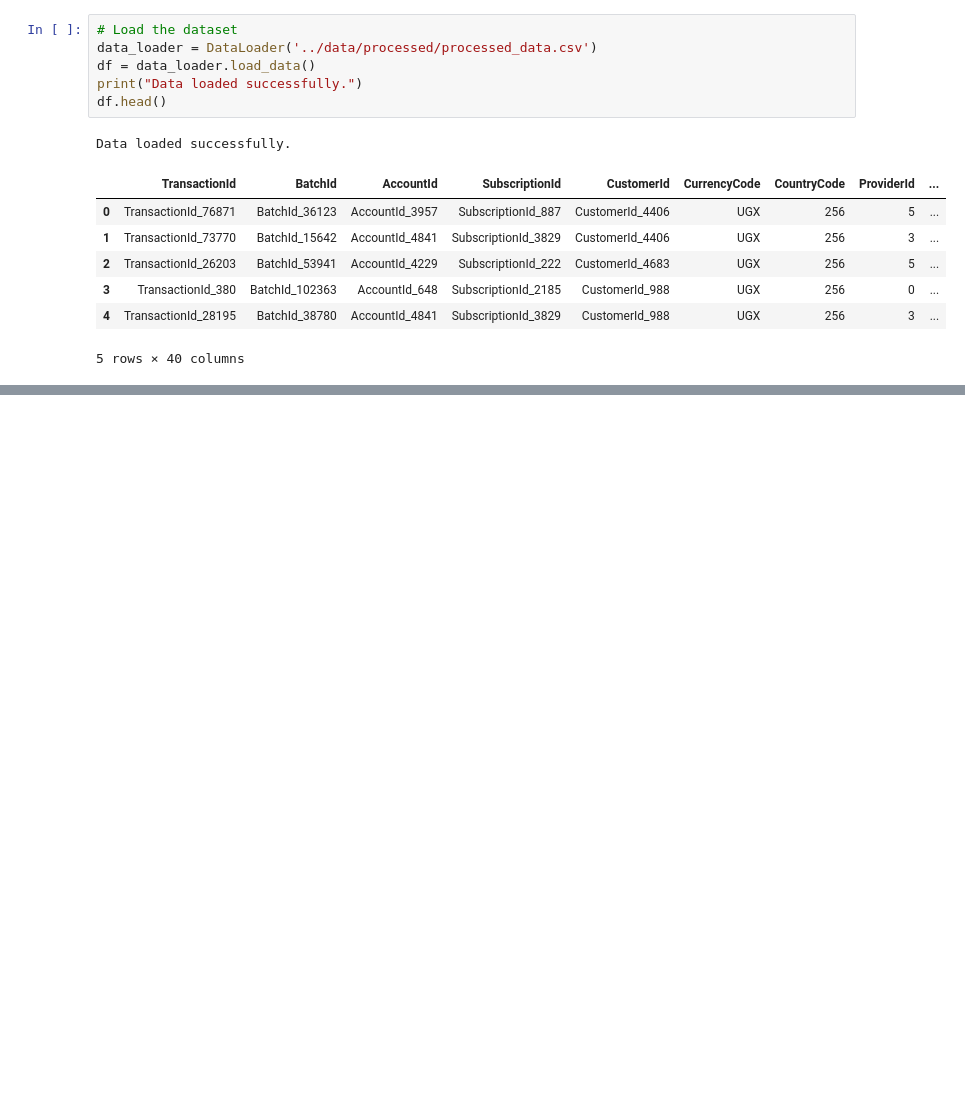
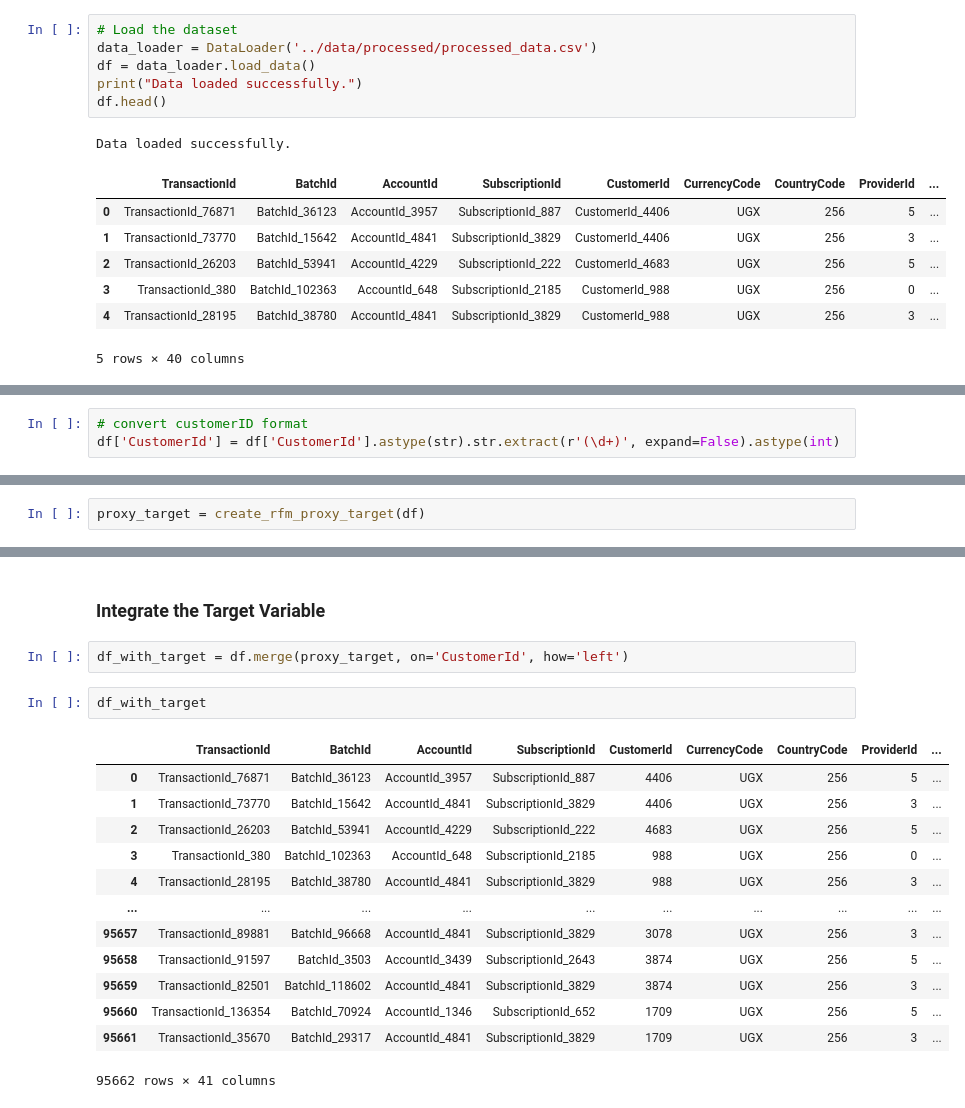
Before and after one commit to chalasimon/bati-bank-credit-risk-model, a Jupyter notebook: notebooks/3.0- proxy-variable-engg.ipynb, the cells around one changed output, grey strips where cells are left out. Saved outputs shown, nothing was run; the diff lists cells and outputs as text; blank space fills up the shorter version.

Commit message:
feat : integrating the target variable is done

```diff
--- a/notebooks/3.0- proxy-variable-engg.ipynb
+++ b/notebooks/3.0- proxy-variable-engg.ipynb
@@ -38,0 +46,3 @@ Data loaded successfully.
+# %%
+# convert customerID format
+df['CustomerId'] = df['CustomerId'].astype(str).str.extract(r'(\d+)', expand=False).astype(int)
@@ -38,0 +51,2 @@ Data loaded successfully.
+# %%
+proxy_target = create_rfm_proxy_target(df)
@@ -38,0 +62,20 @@ Data loaded successfully.
+# %% [markdown]
+### Integrate the Target Variable
+# %%
+df_with_target = df.merge(proxy_target, on='CustomerId', how='left')
+# %%
+df_with_target
+# %% [output]
+|  | TransactionId | BatchId | AccountId | SubscriptionId | CustomerId | CurrencyCode | CountryCode | ProviderId | ... |
+| 0 | TransactionId_76871 | BatchId_36123 | AccountId_3957 | SubscriptionId_887 | 4406 | UGX | 256 | 5 | ... |
+| 1 | TransactionId_73770 | BatchId_15642 | AccountId_4841 | SubscriptionId_3829 | 4406 | UGX | 256 | 3 | ... |
+| 2 | TransactionId_26203 | BatchId_53941 | AccountId_4229 | SubscriptionId_222 | 4683 | UGX | 256 | 5 | ... |
+| 3 | TransactionId_380 | BatchId_102363 | AccountId_648 | SubscriptionId_2185 | 988 | UGX | 256 | 0 | ... |
+| 4 | TransactionId_28195 | BatchId_38780 | AccountId_4841 | SubscriptionId_3829 | 988 | UGX | 256 | 3 | ... |
+| ... | ... | ... | ... | ... | ... | ... | ... | ... | ... |
+| 95657 | TransactionId_89881 | BatchId_96668 | AccountId_4841 | SubscriptionId_3829 | 3078 | UGX | 256 | 3 | ... |
+| 95658 | TransactionId_91597 | BatchId_3503 | AccountId_3439 | SubscriptionId_2643 | 3874 | UGX | 256 | 5 | ... |
+| 95659 | TransactionId_82501 | BatchId_118602 | AccountId_4841 | SubscriptionId_3829 | 3874 | UGX | 256 | 3 | ... |
+| 95660 | TransactionId_136354 | BatchId_70924 | AccountId_1346 | SubscriptionId_652 | 1709 | UGX | 256 | 5 | ... |
+| 95661 | TransactionId_35670 | BatchId_29317 | AccountId_4841 | SubscriptionId_3829 | 1709 | UGX | 256 | 3 | ... |
+95662 rows × 41 columns
```
Also changed, not shown: parts of 3 cells of this notebook, 1 other file.
